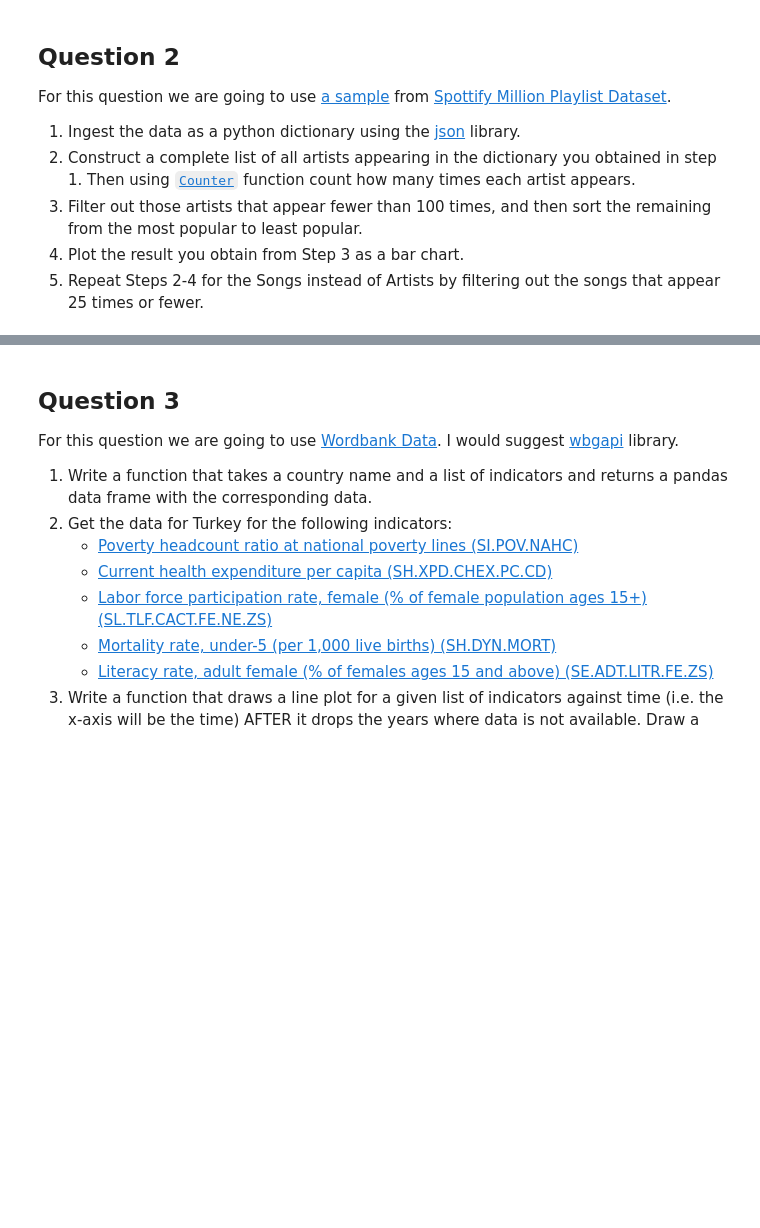
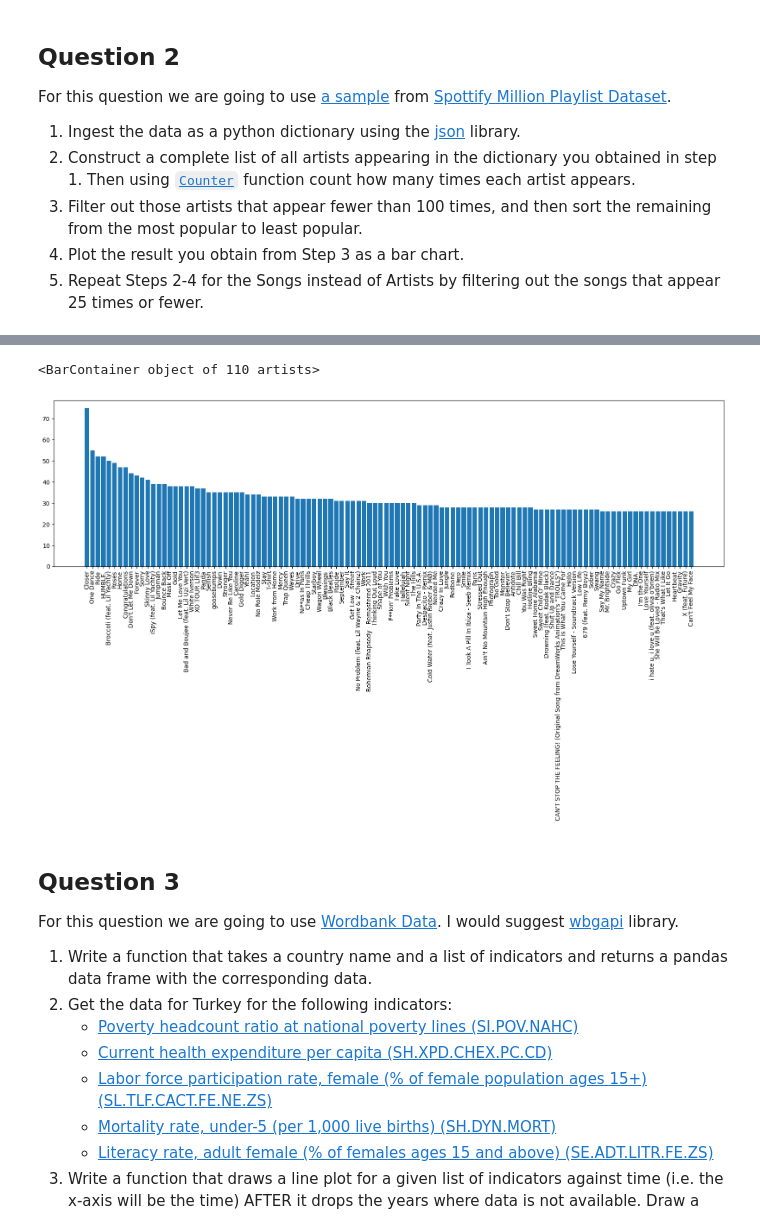
Before and after one commit to kaygun/2022-Fall-381E, a Jupyter notebook: HW2.ipynb, the cells around one changed output, grey strips where cells are left out. Saved outputs shown, nothing was run; the diff lists cells and outputs as text; code cells hidden in the pictures; blank space fills up the shorter version.

```diff
--- a/HW2.ipynb
+++ b/HW2.ipynb
@@ -23,3 +92,16 @@ For this question we are going to use [a sample](https://raw.githubusercontent.c
+# %%
+songs = []
+for playlist in playlists['playlists']:
+    for song in playlist['tracks']:
+        songs.append(song['track_name'])
+counts = Counter(songs)
+filtered = dict(sorted([x for x in counts.items() if x[1]>25], key = lambda x: x[1], reverse=True))
+plt.figure(figsize=(20,5))
+plt.xticks(rotation=90)
+plt.bar(filtered.keys(),filtered.values())
+# %% [output]
+<BarContainer object of 110 artists>
+[figure, added]
 # %% [markdown]
 ## Question 3
 
```
Also changed, not shown: parts of 15 cells of this notebook.
